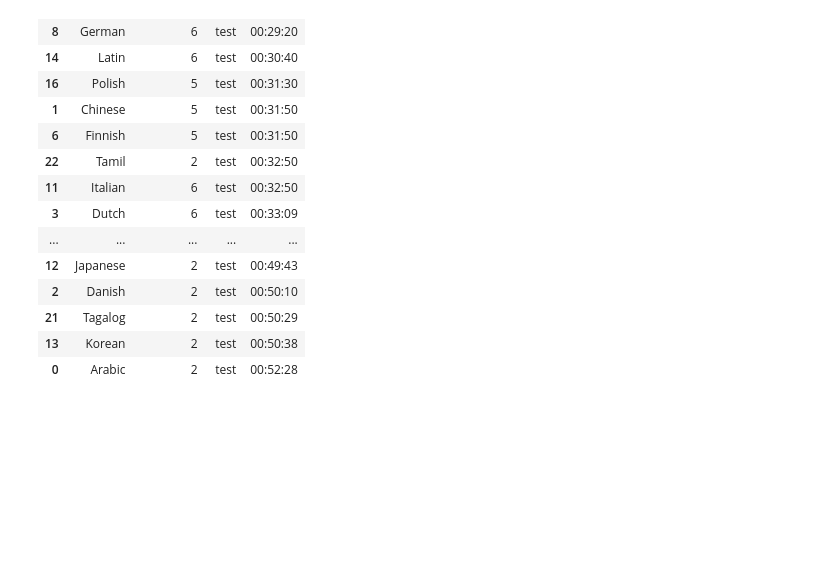
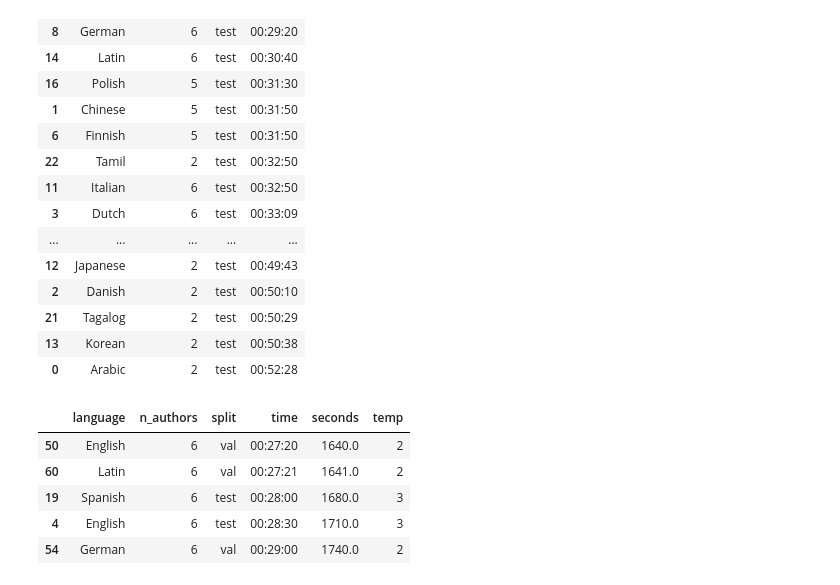
Before and after one commit to oranguh/rhythmz, a Jupyter notebook: librivox_stats.ipynb, the cells around one changed output. Saved outputs shown, nothing was run; the diff lists cells and outputs as text; code cells hidden in the pictures; blank space fills up the shorter version.

```diff
--- a/librivox_stats.ipynb
+++ b/librivox_stats.ipynb
@@ -105,0 +104,18 @@ stats["time"] = stats["time"].apply(lambda _: str(_)[7:])
+# %%
+def checker(input):
+    if input == "train":
+        return 1
+    elif input == "val":
+        return 2
+    else:
+        return 3
+
+stats['temp'] = stats['split'].apply(lambda _: checker(_))
+stats.head()
+# %% [output]
+|  | language | n_authors | split | time | seconds | temp |
+| 50 | English | 6 | val | 00:27:20 | 1640.0 | 2 |
+| 60 | Latin | 6 | val | 00:27:21 | 1641.0 | 2 |
+| 19 | Spanish | 6 | test | 00:28:00 | 1680.0 | 3 |
+| 4 | English | 6 | test | 00:28:30 | 1710.0 | 3 |
+| 54 | German | 6 | val | 00:29:00 | 1740.0 | 2 |
```
Also changed, not shown: parts of 7 cells of this notebook.
